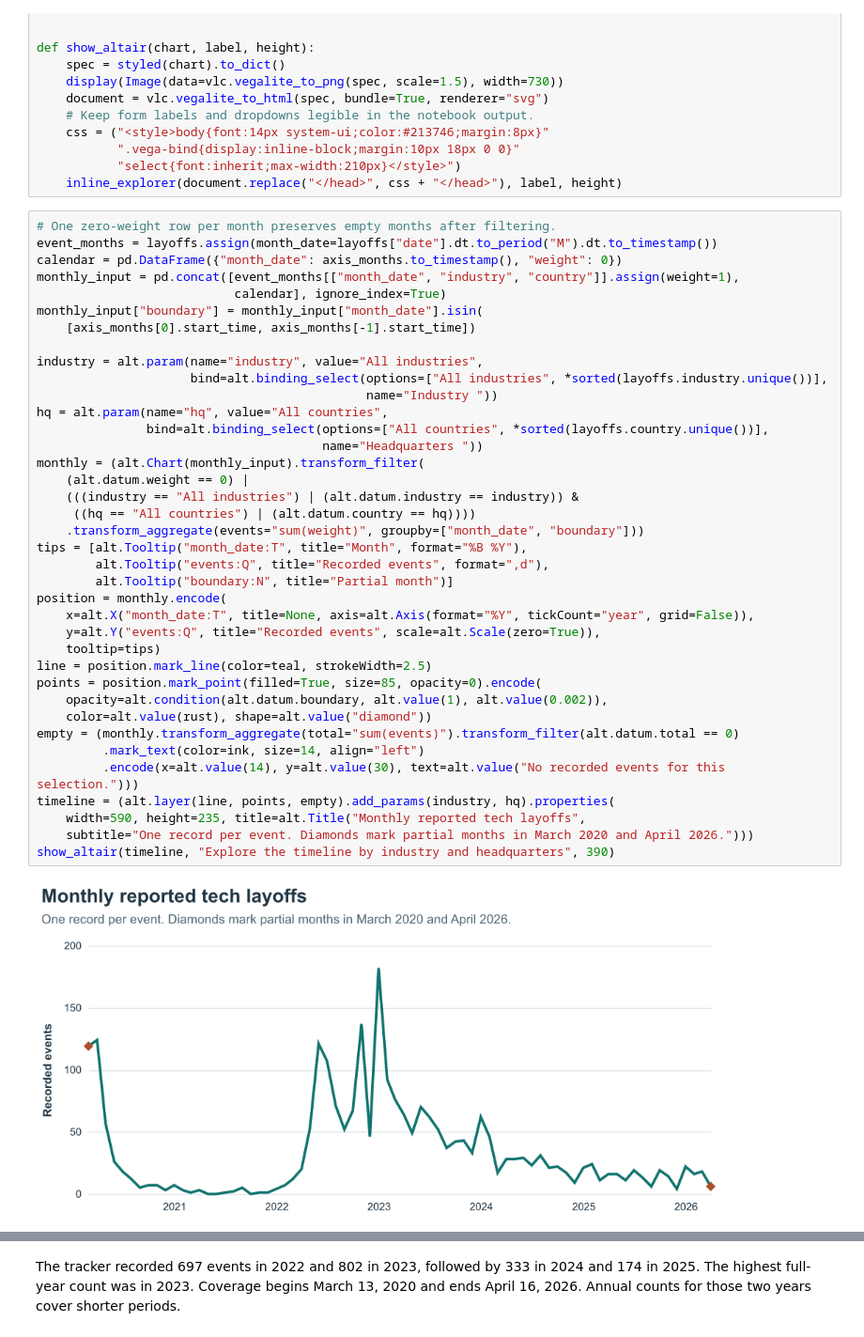
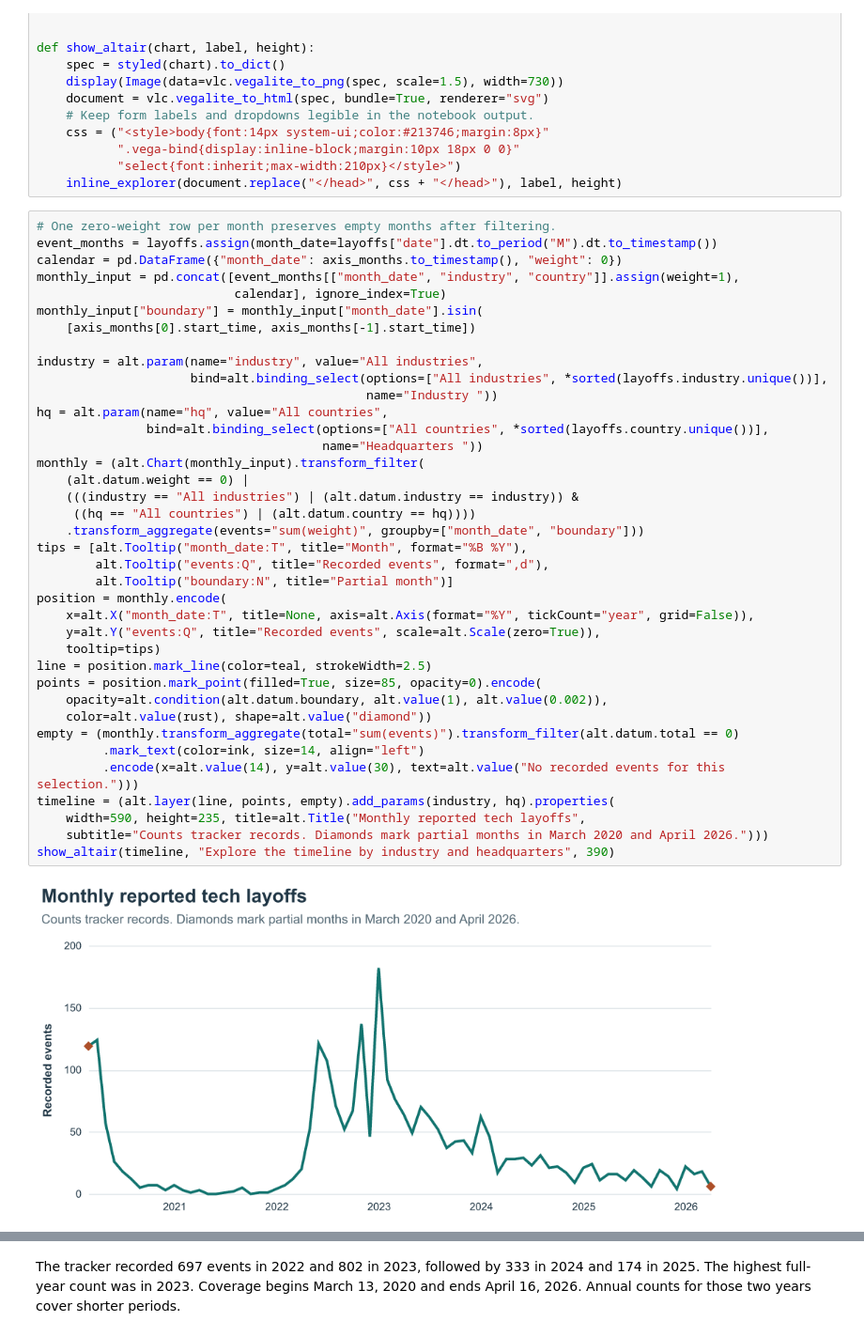
Before and after one commit to sionjk/AI-WorkForce-Reductions, a Jupyter notebook: Final Project/COP 4283 Final Project.ipynb, the cells around one changed output, grey strips where cells are left out. Shown at 94% size. Cells and saved outputs as stored; diff of their text form.

```diff
--- a/Final Project/COP 4283 Final Project.ipynb
+++ b/Final Project/COP 4283 Final Project.ipynb
@@ -433,35 +433,35 @@ monthly_input["boundary"] = monthly_input["month_date"].isin(
 
 industry = alt.param(name="industry", value="All industries",
                      bind=alt.binding_select(options=["All industries", *sorted(layoffs.industry.unique())],
                                              name="Industry "))
 hq = alt.param(name="hq", value="All countries",
                bind=alt.binding_select(options=["All countries", *sorted(layoffs.country.unique())],
                                        name="Headquarters "))
 monthly = (alt.Chart(monthly_input).transform_filter(
     (alt.datum.weight == 0) |
     (((industry == "All industries") | (alt.datum.industry == industry)) &
      ((hq == "All countries") | (alt.datum.country == hq))))
     .transform_aggregate(events="sum(weight)", groupby=["month_date", "boundary"]))
 tips = [alt.Tooltip("month_date:T", title="Month", format="%B %Y"),
         alt.Tooltip("events:Q", title="Recorded events", format=",d"),
         alt.Tooltip("boundary:N", title="Partial month")]
 position = monthly.encode(
     x=alt.X("month_date:T", title=None, axis=alt.Axis(format="%Y", tickCount="year", grid=False)),
     y=alt.Y("events:Q", title="Recorded events", scale=alt.Scale(zero=True)),
     tooltip=tips)
 line = position.mark_line(color=teal, strokeWidth=2.5)
 points = position.mark_point(filled=True, size=85, opacity=0).encode(
     opacity=alt.condition(alt.datum.boundary, alt.value(1), alt.value(0.002)),
     color=alt.value(rust), shape=alt.value("diamond"))
 empty = (monthly.transform_aggregate(total="sum(events)").transform_filter(alt.datum.total == 0)
          .mark_text(color=ink, size=14, align="left")
          .encode(x=alt.value(14), y=alt.value(30), text=alt.value("No recorded events for this selection.")))
 timeline = (alt.layer(line, points, empty).add_params(industry, hq).properties(
     width=590, height=235, title=alt.Title("Monthly reported tech layoffs",
-    subtitle="One record per event. Diamonds mark partial months in March 2020 and April 2026.")))
+    subtitle="Counts tracker records. Diamonds mark partial months in March 2020 and April 2026.")))
 show_altair(timeline, "Explore the timeline by industry and headquarters", 390)
 # %% [output]
-[figure, old version]
+[figure, new version]
 [interactive output not drawn]
 # %% [markdown]
 The tracker recorded 697 events in 2022 and 802 in 2023, followed by 333 in 2024 and 174 in 2025. The highest full-year count was in 2023. Coverage begins March 13, 2020 and ends April 16, 2026. Annual counts for those two years cover shorter periods.
```
Also changed, not shown: parts of 6 cells of this notebook, 3 other files.
